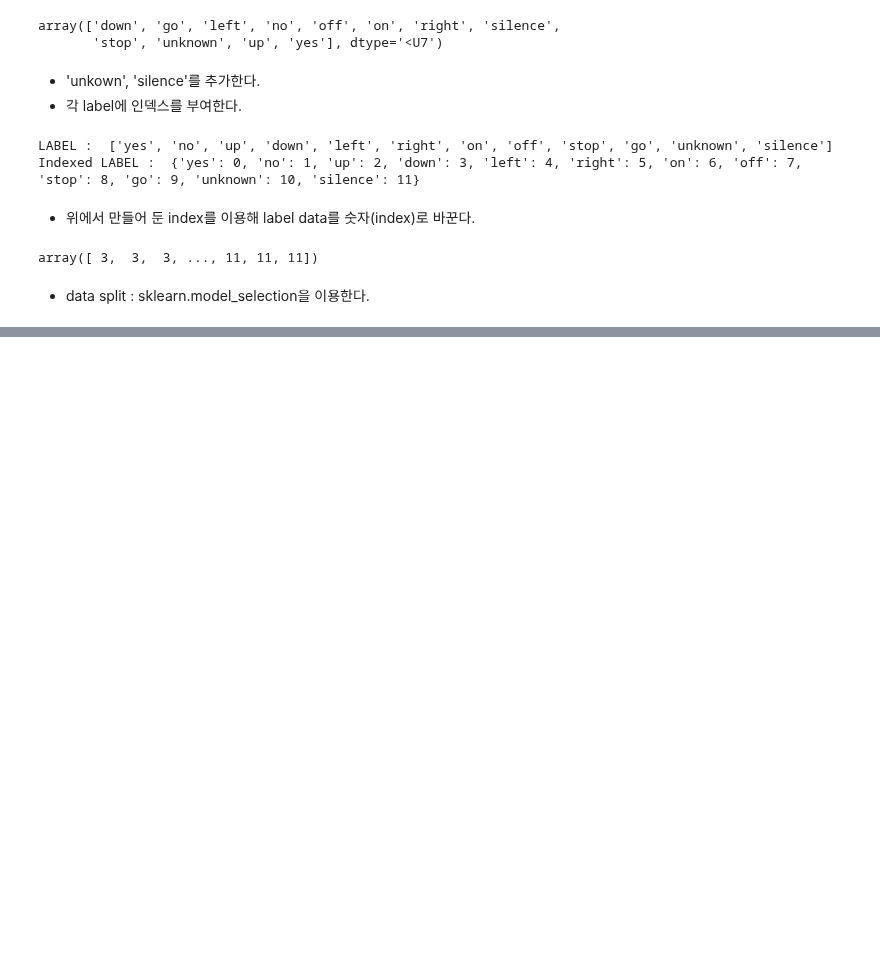
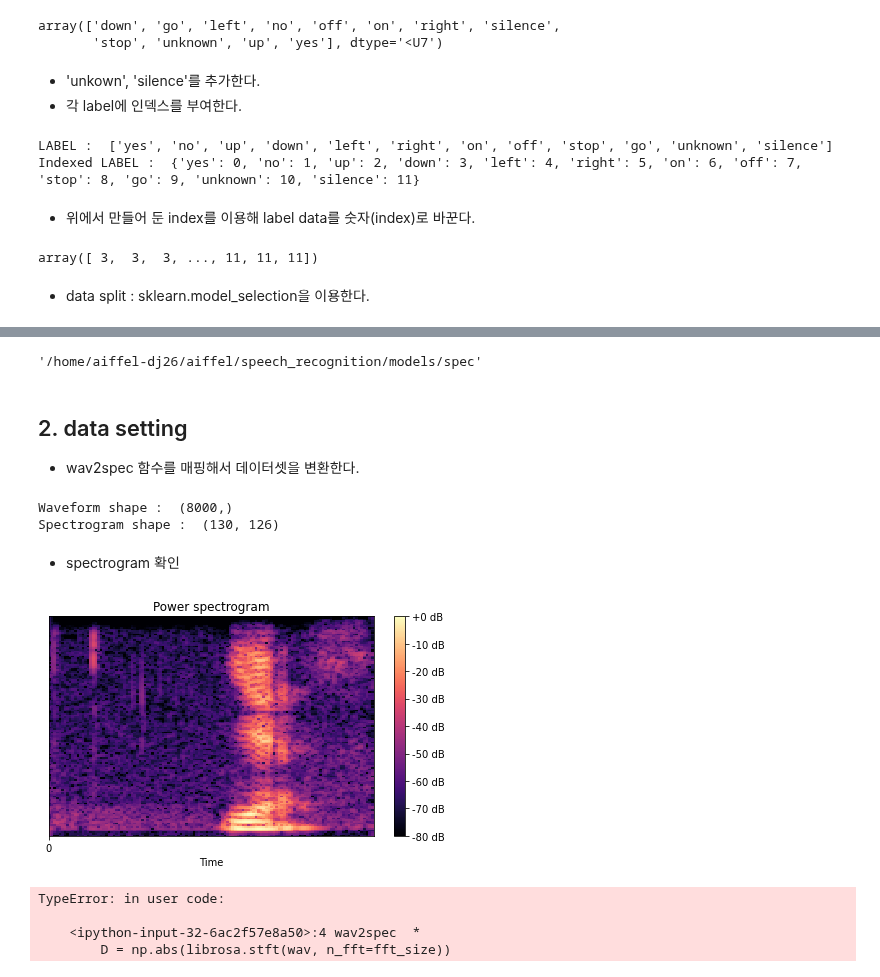
Before and after one commit to miinkang/AI_Project_AIFFEL, a Jupyter notebook: [E-05]spectrogram_classification.ipynb, the cells around one changed output, grey strips where cells are left out. Saved outputs shown, nothing was run; the diff lists cells and outputs as text; code cells hidden in the pictures; blank space fills up the shorter version.

```diff
--- a/[E-05]spectrogram_classification.ipynb
+++ b/[E-05]spectrogram_classification.ipynb
@@ -151,0 +392,59 @@ test labels :  (5062,)
+# %%
+batch_size = 32
+max_epochs = 5
+
+# the save point
+checkpoint_dir = os.getenv('HOME')+'/aiffel/speech_recognition/models/spec'
+
+checkpoint_dir
+# %% [output]
+'/home/aiffel-dj26/aiffel/speech_recognition/models/spec'
+# %% [markdown]
+## 2. data setting
+- wav2spec 함수를 매핑해서 데이터셋을 변환한다.
+# %%
+import librosa
+
+def wav2spec(wav, fft_size=258): # spectrogram shape을 맞추기위해서 size 변형
+    D = np.abs(librosa.stft(wav, n_fft=fft_size))
+    return D
+# %%
+# 1차원 데이터에서 샘플로 뽑은 data
+# data = speech_data["wav_vals"][rand]
+
+spec = wav2spec(data)
+print("Waveform shape : ",data.shape)
+print("Spectrogram shape : ",spec.shape)
+# %% [output]
+Waveform shape :  (8000,)
+Spectrogram shape :  (130, 126)
+# %% [markdown]
+- spectrogram 확인
+# %%
+import librosa.display
+
+librosa.display.specshow(librosa.amplitude_to_db(spec, ref=np.max), x_axis='time')
+plt.title('Power spectrogram')
+plt.colorbar(format='%+2.0f dB')
+plt.xticks(range(0, 1))
+plt.tight_layout()
+plt.show()
+# %% [output]
+[figure, added]
+# %%
+# for train
+train_dataset = tf.data.Dataset.from_tensor_slices((train_wav, train_label))
+train_dataset = train_dataset.map(one_hot_label)
+train_dataset = train_dataset.repeat().batch(batch_size=batch_size)
+print(train_dataset)
+
+# for test
+test_dataset = tf.data.Dataset.from_tensor_slices((test_wav, test_label))
+test_dataset = test_dataset.map(one_hot_label)
+test_dataset = test_dataset.batch(batch_size=batch_size)
+print(test_dataset)
+# %% [output]
+TypeError: in user code:
+
+    <ipython-input-32-6ac2f57e8a50>:4 wav2spec  *
+        D = np.abs(librosa.stft(wav, n_fft=fft_size))
```
Also changed, not shown: parts of 28 cells of this notebook.
